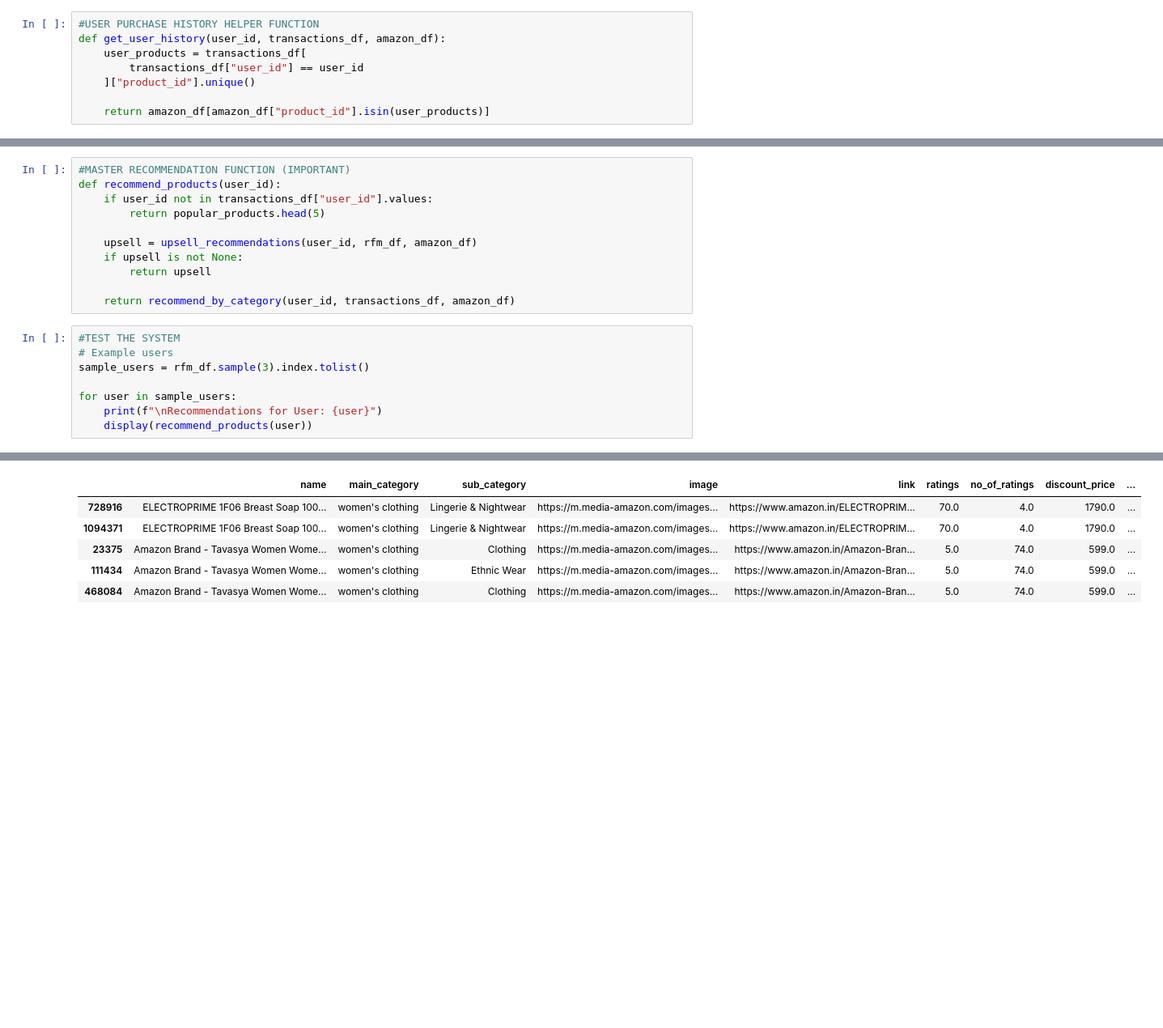
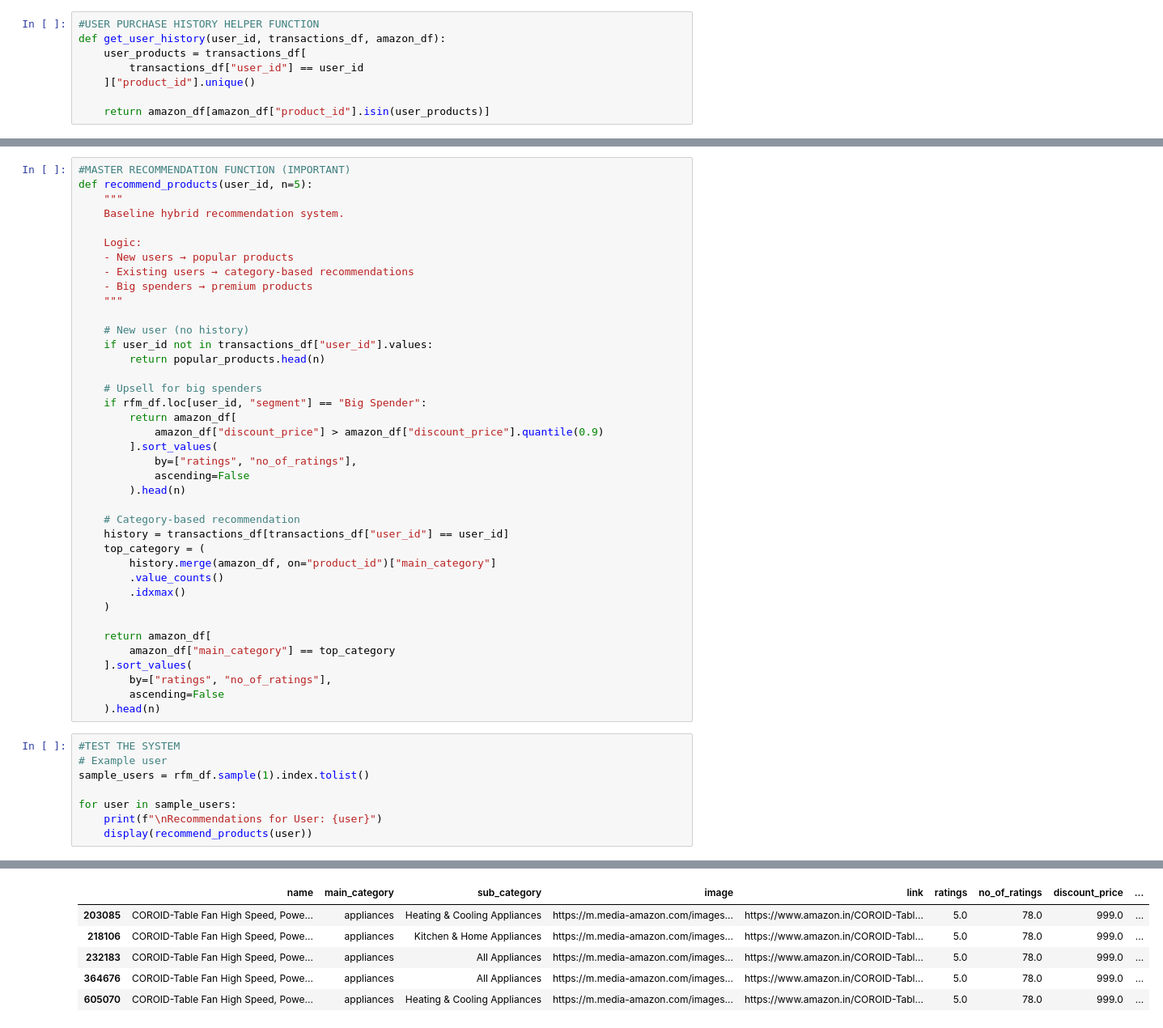
Before and after one commit to shankvarsh/amazon-recommendation-project, a Jupyter notebook: notebook/amazon_recommendation_system.ipynb, the cells around one changed output, grey strips where cells are left out. Shown at 81% size. Drawn from its saved outputs; the diff is of its cells as text; blank space fills up the shorter version.

```diff
--- a/notebook/amazon_recommendation_system.ipynb
+++ b/notebook/amazon_recommendation_system.ipynb
@@ -678,19 +677,47 @@ def upsell_recommendations(user_id, rfm_df, amazon_df, n=5):
     ).head(n)
 # %%
 #MASTER RECOMMENDATION FUNCTION (IMPORTANT)
-def recommend_products(user_id):
+def recommend_products(user_id, n=5):
+    """
+    Baseline hybrid recommendation system.
+
+    Logic:
+    - New users → popular products
+    - Existing users → category-based recommendations
+    - Big spenders → premium products
+    """
+
+    # New user (no history)
     if user_id not in transactions_df["user_id"].values:
-        return popular_products.head(5)
+        return popular_products.head(n)
 
-    upsell = upsell_recommendations(user_id, rfm_df, amazon_df)
-    if upsell is not None:
-        return upsell
+    # Upsell for big spenders
+    if rfm_df.loc[user_id, "segment"] == "Big Spender":
+        return amazon_df[
+            amazon_df["discount_price"] > amazon_df["discount_price"].quantile(0.9)
+        ].sort_values(
+            by=["ratings", "no_of_ratings"],
+            ascending=False
+        ).head(n)
 
-    return recommend_by_category(user_id, transactions_df, amazon_df)
+    # Category-based recommendation
+    history = transactions_df[transactions_df["user_id"] == user_id]
+    top_category = (
+        history.merge(amazon_df, on="product_id")["main_category"]
+        .value_counts()
+        .idxmax()
+    )
+
+    return amazon_df[
+        amazon_df["main_category"] == top_category
+    ].sort_values(
+        by=["ratings", "no_of_ratings"],
+        ascending=False
+    ).head(n)
 # %%
 #TEST THE SYSTEM
-# Example users
-sample_users = rfm_df.sample(3).index.tolist()
+# Example user
+sample_users = rfm_df.sample(1).index.tolist()
 
 for user in sample_users:
     print(f"\nRecommendations for User: {user}")
@@ -700,6 +727,6 @@ Recommendations for User: U014282
 |  | name | main_category | sub_category | image | link | ratings | no_of_ratings | discount_price | ... |
-| 728916 | ELECTROPRIME 1F06 Breast Soap 100... | women's clothing | Lingerie & Nightwear | https://m.media-amazon.com/images... | https://www.amazon.in/ELECTROPRIM... | 70.0 | 4.0 | 1790.0 | ... |
-| 1094371 | ELECTROPRIME 1F06 Breast Soap 100... | women's clothing | Lingerie & Nightwear | https://m.media-amazon.com/images... | https://www.amazon.in/ELECTROPRIM... | 70.0 | 4.0 | 1790.0 | ... |
-| 23375 | Amazon Brand - Tavasya Women Wome... | women's clothing | Clothing | https://m.media-amazon.com/images... | https://www.amazon.in/Amazon-Bran... | 5.0 | 74.0 | 599.0 | ... |
-| 111434 | Amazon Brand - Tavasya Women Wome... | women's clothing | Ethnic Wear | https://m.media-amazon.com/images... | https://www.amazon.in/Amazon-Bran... | 5.0 | 74.0 | 599.0 | ... |
-| 468084 | Amazon Brand - Tavasya Women Wome... | women's clothing | Clothing | https://m.media-amazon.com/images... | https://www.amazon.in/Amazon-Bran... | 5.0 | 74.0 | 599.0 | ... |
+| 203085 | COROID-Table Fan High Speed, Powe... | appliances | Heating & Cooling Appliances | https://m.media-amazon.com/images... | https://www.amazon.in/COROID-Tabl... | 5.0 | 78.0 | 999.0 | ... |
+| 218106 | COROID-Table Fan High Speed, Powe... | appliances | Kitchen & Home Appliances | https://m.media-amazon.com/images... | https://www.amazon.in/COROID-Tabl... | 5.0 | 78.0 | 999.0 | ... |
+| 232183 | COROID-Table Fan High Speed, Powe... | appliances | All Appliances | https://m.media-amazon.com/images... | https://www.amazon.in/COROID-Tabl... | 5.0 | 78.0 | 999.0 | ... |
+| 364676 | COROID-Table Fan High Speed, Powe... | appliances | All Appliances | https://m.media-amazon.com/images... | https://www.amazon.in/COROID-Tabl... | 5.0 | 78.0 | 999.0 | ... |
+| 605070 | COROID-Table Fan High Speed, Powe... | appliances | Heating & Cooling Appliances | https://m.media-amazon.com/images... | https://www.amazon.in/COROID-Tabl... | 5.0 | 78.0 | 999.0 | ... |
```
Also changed, not shown: parts of 25 cells of this notebook, 1 other file.
